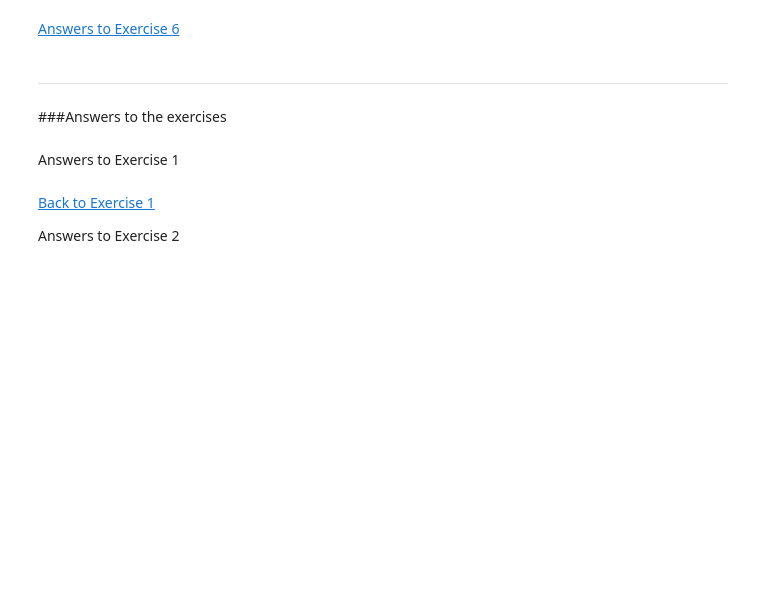
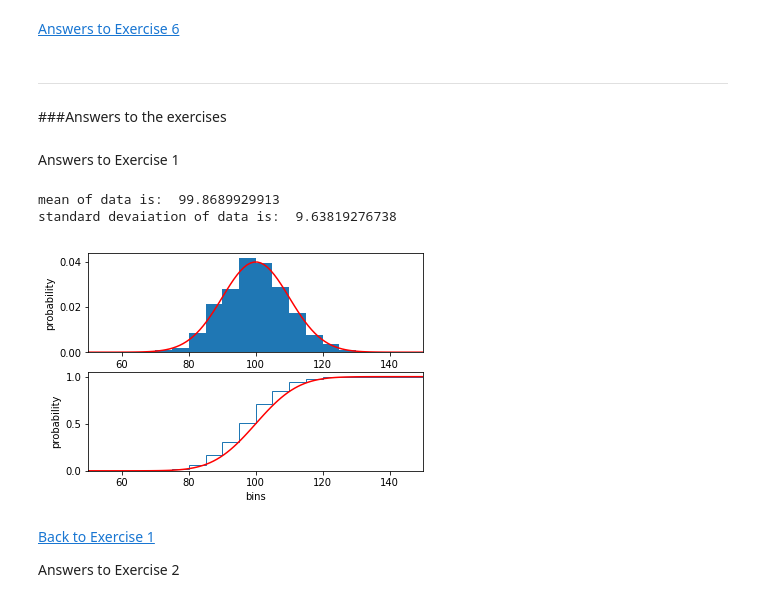
Before and after one commit to DoctorYe/shbt-datavis, a Jupyter notebook: notebook_s2/py_exp_comp_s2_sol.ipynb, the cells around one changed output. Cells and saved outputs as stored; diff of their text form; code cells hidden in the pictures; blank space fills up the shorter version.

```diff
--- a/notebook_s2/py_exp_comp_s2_sol.ipynb
+++ b/notebook_s2/py_exp_comp_s2_sol.ipynb
@@ -154,24 +177,28 @@ Let's try to fit a normal distribution to the F0 data. This is obviously not qui
 # %%
 from scipy.stats import norm
 mu = 100.0
 sig = 10.0
 data = sig * np.random.standard_normal(1000) + mu
 print('mean of data is: ', np.mean(data))
 print('standard devaiation of data is: ', np.std(data))
 plt.subplot(211)
-a = plt.hist(data, bins=20, range=(50,150), normed=True)
+a = plt.hist(data, bins=20, range=(50,150), density=True)
 x = np.linspace(50, 150, 100)
 y = norm.pdf(x, mu, sig)
 plt.plot(x, y, 'r')
 plt.xlim(50, 150)
 plt.ylabel('probability')
 plt.subplot(212)
-b = plt.hist(data, bins=20, range=(50,150), cumulative=True, histtype='step', normed=True)
+b = plt.hist(data, bins=20, range=(50,150), cumulative=True, histtype='step', density=True)
 y = norm.cdf(x, mu, sig)
 plt.plot(x, y, 'r')
 plt.xlim(50, 150)
 plt.xlabel('bins')
-plt.ylabel('probability')
+plt.ylabel('probability');
+# %% [output]
+mean of data is:  99.8689929913
+standard devaiation of data is:  9.63819276738
+[figure, added]
 # %% [markdown]
 <a href="#back1">Back to Exercise 1</a>
 
```
Also changed, not shown: parts of 15 cells of this notebook, 3 other files.
